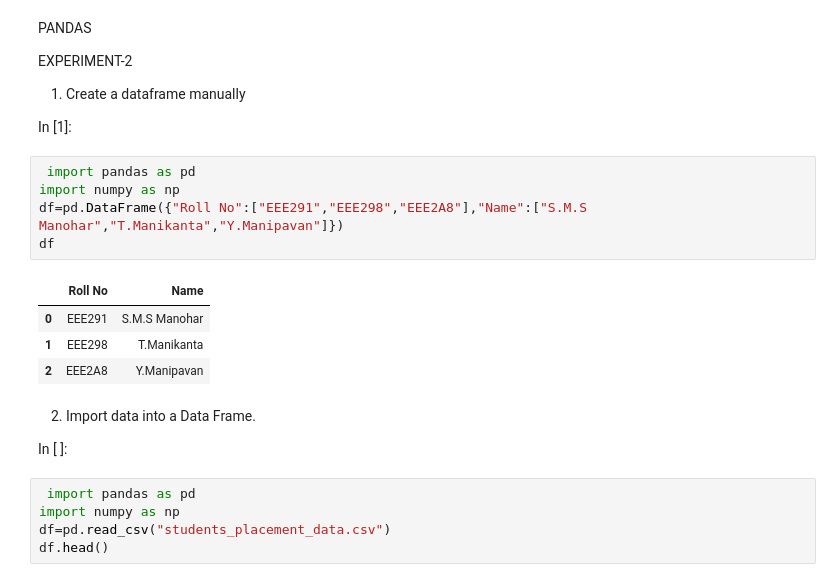
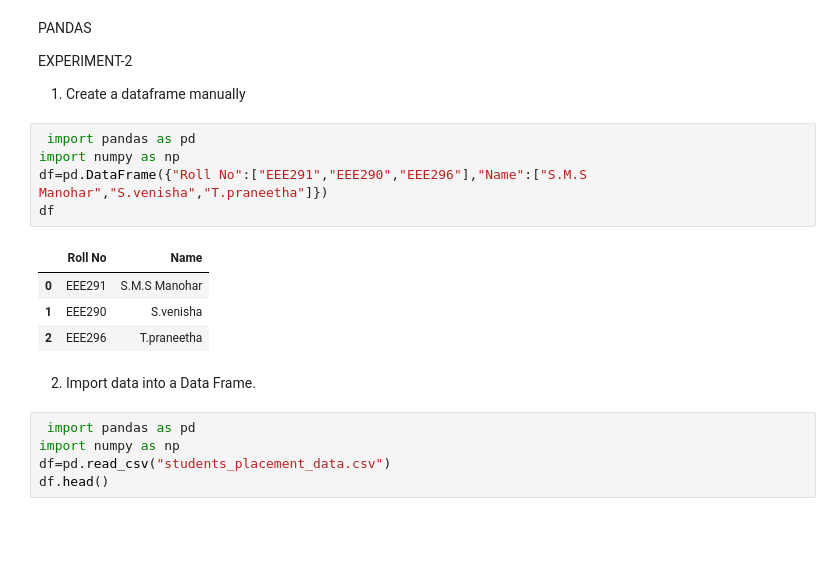
Before and after one commit to 19PA1A0291/AI-LAB, a Jupyter notebook: Welcome_To_Colaboratory.ipynb, the cells around one changed output. Saved outputs shown, nothing was run; the diff lists cells and outputs as text; blank space fills up the shorter version.

```diff
--- a/Welcome_To_Colaboratory.ipynb
+++ b/Welcome_To_Colaboratory.ipynb
@@ -17,22 +6,18 @@ Whether you're a **student**, a **data scientist** or an **AI researcher**, Cola
 EXPERIMENT-2
 
 1) Create a dataframe manually
-
-In [1]:
 # %%
  import pandas as pd
 import numpy as np
-df=pd.DataFrame({"Roll No":["EEE291","EEE298","EEE2A8"],"Name":["S.M.S Manohar","T.Manikanta","Y.Manipavan"]})
+df=pd.DataFrame({"Roll No":["EEE291","EEE290","EEE296"],"Name":["S.M.S Manohar","S.venisha","T.praneetha"]})
 df
 # %% [output]
 |  | Roll No | Name |
 | 0 | EEE291 | S.M.S Manohar |
-| 1 | EEE298 | T.Manikanta |
-| 2 | EEE2A8 | Y.Manipavan |
+| 1 | EEE290 | S.venisha |
+| 2 | EEE296 | T.praneetha |
 # %% [markdown]
  2) Import data into a Data Frame.
-
-In [ ]:
 # %%
  import pandas as pd
 import numpy as np
```
Also changed, not shown: parts of 28 cells of this notebook.
